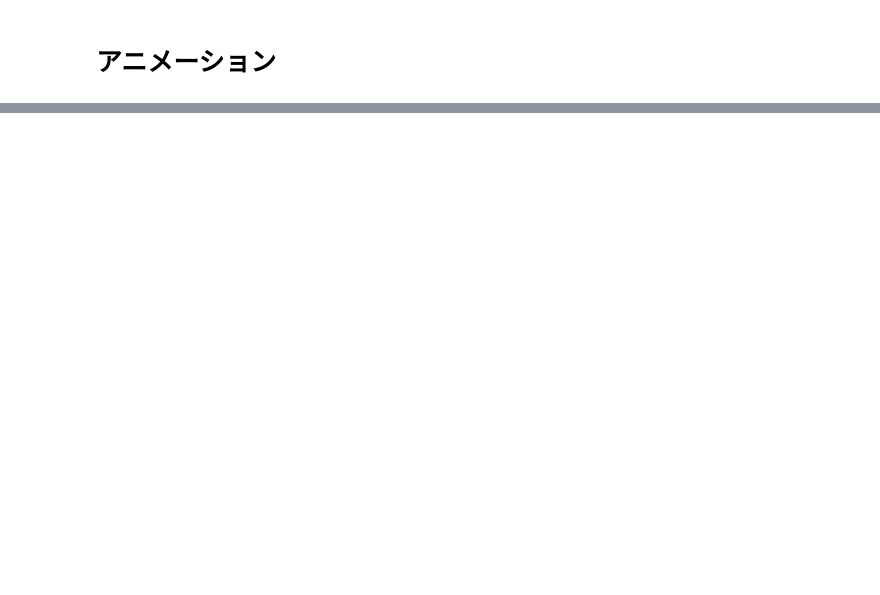
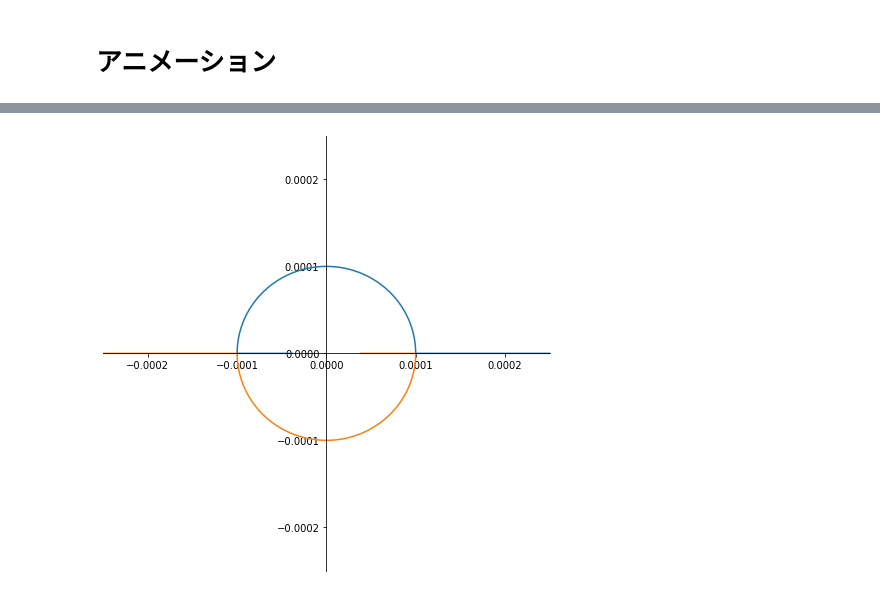
Before and after one commit to massanf/3Sexperiment, a Jupyter notebook: A2/graphing/animation.ipynb, the cells around one changed output, grey strips where cells are left out. Saved outputs shown, nothing was run; the diff lists cells and outputs as text; code cells hidden in the pictures; blank space fills up the shorter version.

```diff
--- a/A2/graphing/animation.ipynb
+++ b/A2/graphing/animation.ipynb
@@ -58,0 +62,62 @@ ani.save('anim.mp4', writer="ffmpeg")
+# %%
+import matplotlib.animation as animation
+import matplotlib.pyplot as plt
+
+C = 16.7**(10**-9)
+R = 10000
+k = [i/1000 for i in range (10, 1000)]
+A = 6
+x = []
+y = []
+x_ = []
+y_ = []
+
+fig = plt.figure(figsize=(8,8))
+for i in range (0, 100000):
+    k = i/100000
+    a = C**2 * R**2
+    b = (3-k*A)*C*R
+    c = 1
+    s = (-b + pow((b**2-4*a*c),0.5)) / (2*a)
+    s_ = (-b - pow((b**2-4*a*c),0.5)) / (2*a)
+    x.append(s.real)
+    y.append(s.imag)
+    x_.append(s_.real)
+    y_.append(s_.imag)
+plt.plot(x,y)
+plt.plot(x_,y_)
+plt.xlim(-0.00025,0.00025)
+plt.ylim(-0.00025,0.00025)
+
+#k=0.5
+ims = []
+ims_ = []
+point = 0
+#point = plt.scatter(s.real,s.imag,c='blue')
+
+#plt.cla()
+#plt.plot(x,y)
+#plt.plot(x_,y_)
+k = i/100
+a = C**2 * R**2
+b = (3-k*A)*C*R
+c = 1
+s = (-b + pow((b**2-4*a*c),0.5)) / (2*a)
+s_ = (-b - pow((b**2-4*a*c),0.5)) / (2*a)
+#plt.scatter(s.real,s.imag,c='blue')
+#plt.scatter(s_.real,s_.imag,c='orange')
+plt.gca().spines['left'].set(position='zero')
+plt.gca().spines['bottom'].set(position='center')
+plt.gca().spines['right'].set_visible(False)
+plt.gca().spines['top'].set_visible(False)
+plt.gca().yaxis.set_ticks_position('left')
+plt.gca().xaxis.set_ticks_position('bottom')
+    #plt.title("K = "+'{:.2f}'.format(i/100))
+
+i = [i/100 for i in range (0,100)]
+
+
+#ani = animation.FuncAnimation(fig, plotthis, interval = 30,frames = 100)
+#ani.save('anim.mp4', writer="ffmpeg")
+# %% [output]
+[figure, added]
```
Also changed, not shown: parts of 1 cell of this notebook, 6 other files.
